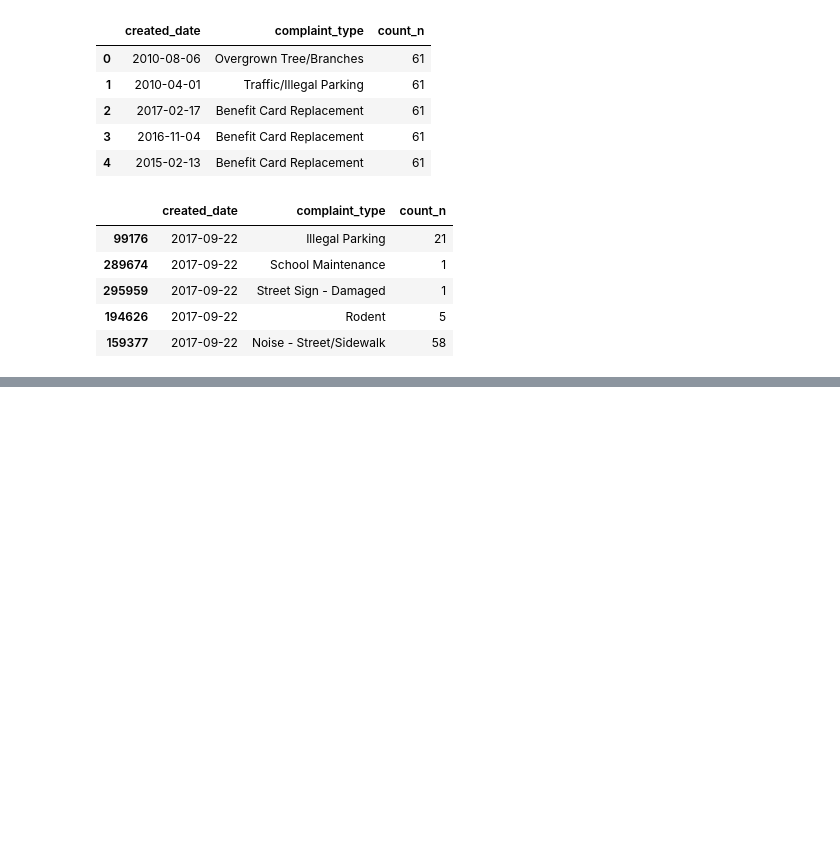
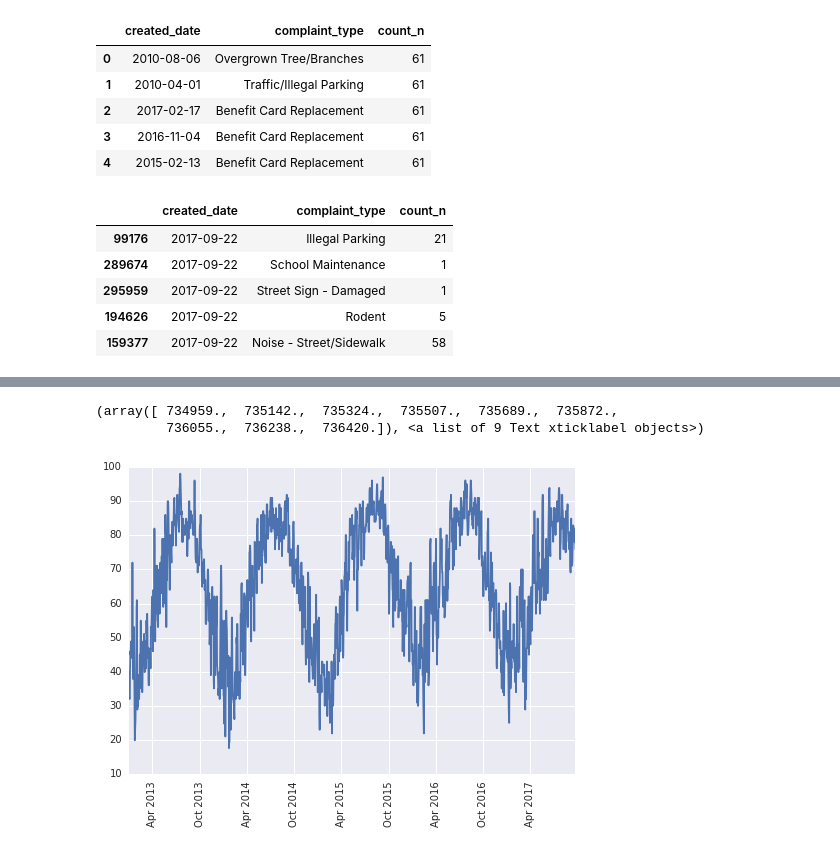
Before and after one commit to stephgline/open_data_challenge, a Jupyter notebook: test_notebook.ipynb, the cells around one changed output, grey strips where cells are left out. Drawn from its saved outputs; the diff is of its cells as text; code cells hidden in the pictures; blank space fills up the shorter version.

```diff
--- a/test_notebook.ipynb
+++ b/test_notebook.ipynb
@@ -73,0 +111,5 @@ dfcounts.sort_values(['created_date'], ascending = 0).head()
+# %%
+weather['created_date'] = pd.to_datetime(weather['created_date'], errors = 'coerce')
+# %%
+weather = weather.sort_values(by='created_date')
+weather.head()
@@ -73,0 +123,8 @@ dfcounts.sort_values(['created_date'], ascending = 0).head()
+# %%
+#let's look at temperature across time by max temperature
+plt.plot(weather['created_date'], weather['max'])
+plt.xticks(rotation='vertical')
+# %% [output]
+(array([ 734959.,  735142.,  735324.,  735507.,  735689.,  735872.,
+         736055.,  736238.,  736420.]), <a list of 9 Text xticklabel objects>)
+[figure, added]
```
Also changed, not shown: parts of 11 cells of this notebook, 1 other file.
